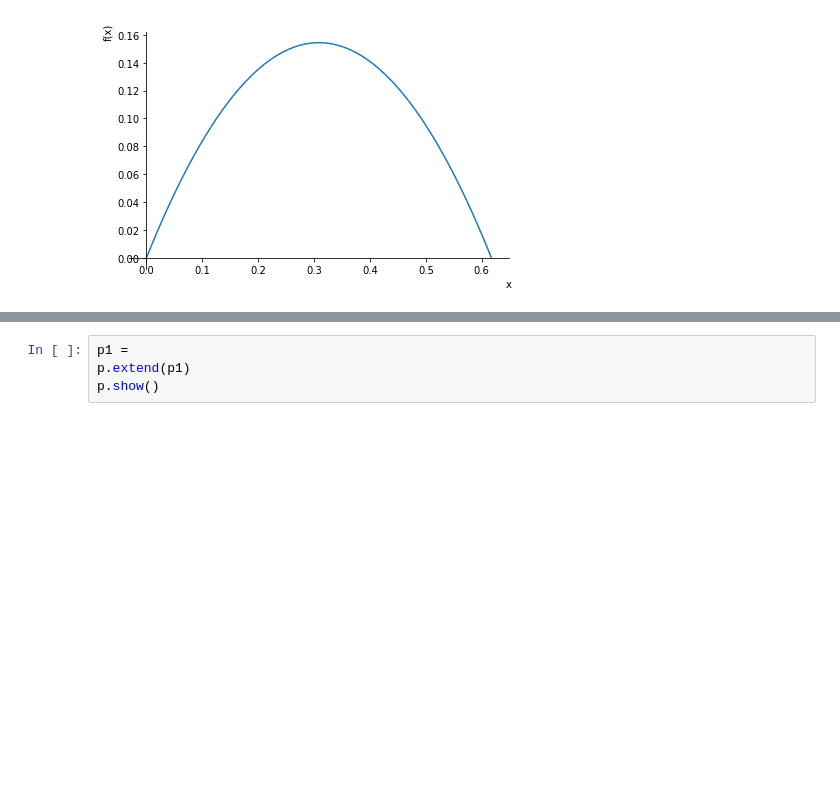
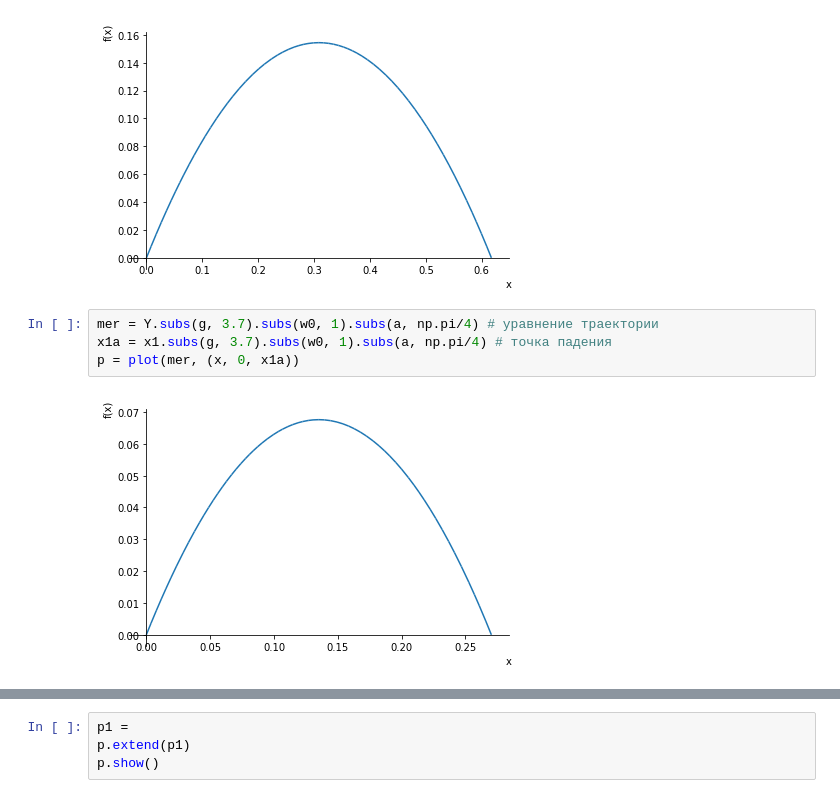
Before and after one commit to IliaBelov/Prect, a Jupyter notebook: 01prac.ipynb, the cells around one changed output, grey strips where cells are left out. Drawn from its saved outputs; the diff is of its cells as text; blank space fills up the shorter version.

```diff
--- a/01prac.ipynb
+++ b/01prac.ipynb
@@ -281,3 +281,9 @@ x1a = x1.subs(g, 1.62).subs(w0, 1).subs(a, np.pi/4) # точка падения
 p = plot(ya, (x, 0, x1a))
 # %% [output]
 [figure]
+# %%
+mer = Y.subs(g, 3.7).subs(w0, 1).subs(a, np.pi/4) # уравнение траектории
+x1a = x1.subs(g, 3.7).subs(w0, 1).subs(a, np.pi/4) # точка падения
+p = plot(mer, (x, 0, x1a))
+# %% [output]
+[figure, added]
```
Also changed, not shown: parts of 26 cells of this notebook.
